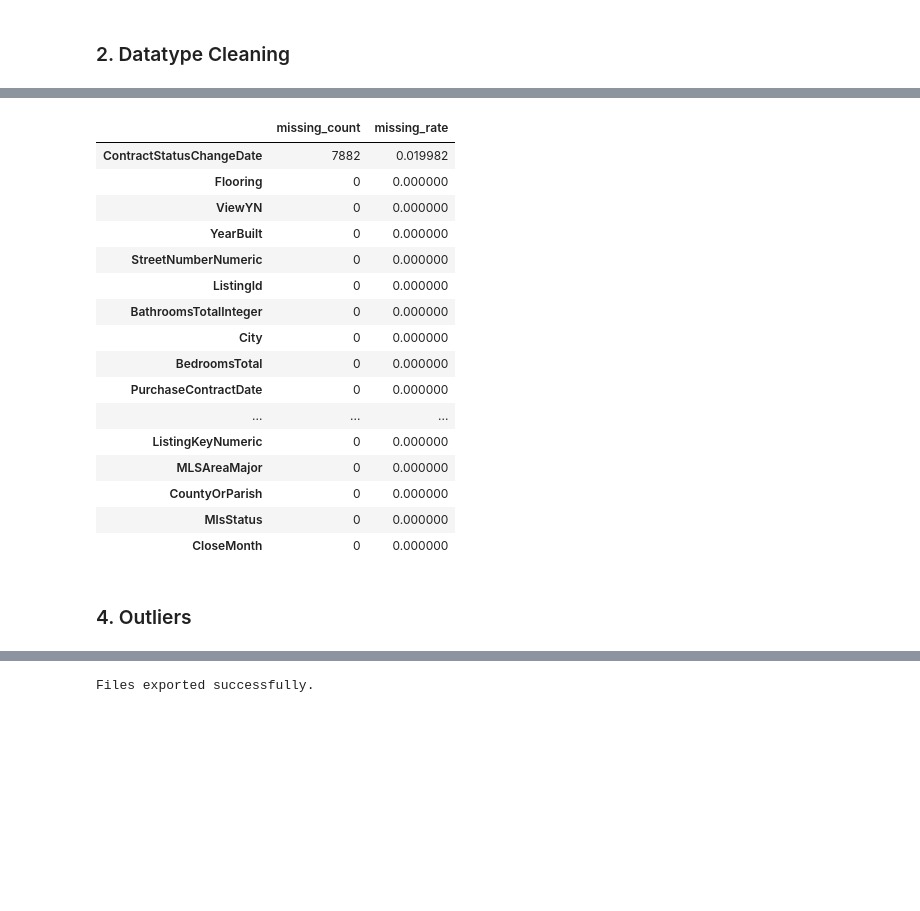
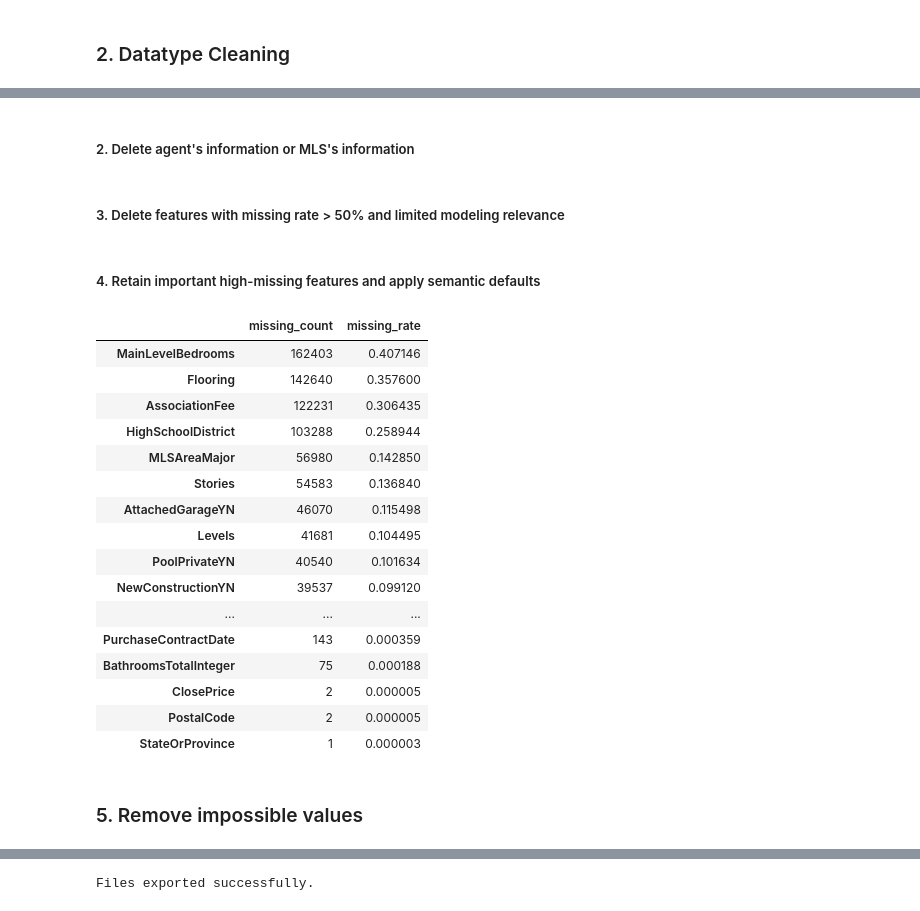
Before and after one commit to jasperfc/IDX-Exchange, a Jupyter notebook: Notebook/notebook_02_preprocessing.ipynb, the cells around one changed output, grey strips where cells are left out. Saved outputs shown, nothing was run; the diff lists cells and outputs as text; code cells hidden in the pictures; blank space fills up the shorter version.

Commit message:
Refactor preprocessing pipeline and baseline modeling workflow

```diff
--- a/Notebook/notebook_02_preprocessing.ipynb
+++ b/Notebook/notebook_02_preprocessing.ipynb
@@ -160,6 +219,3 @@ df = df.drop(columns = [c for c in drop_cols_50 if c in df.columns])
-# %%
-# Fill missing values for missing rate > 50%
-for col in ["WaterfrontYN", "BasementYN"]:
-    df[col] = df[col].fillna(False)
-df["AssociationFeeFrequency"] = df["AssociationFeeFrequency"].fillna("None")
+# %% [markdown]
+##### 2. Delete agent's information or MLS's information
 # %%
@@ -168,27 +223,5 @@ irrelevant_info = ["BuyerAgentAOR","ListAgentAOR", "BuyerOfficeAOR", "BuyerOffic
                    "BuyerAgentMlsId", "ListAgentFirstName", "BuyerAgentFirstName", "BuyerAgentLastName", \
                    "ListAgentLastName", "ListAgentFullName"]
 df = df.drop(columns = [c for c in irrelevant_info if c in df.columns])
-# %%
-# Drop the missing values of the columns with missing rate < 1%
-# Recalculate missing summary after dropping/filling columns
-missing_summary_2 = pd.DataFrame({"missing_count": df.isna().sum(), "missing_rate": df.isna().mean()})\
-                        .sort_values("missing_rate", ascending = False)
-col_less_one_percent = missing_summary_2[(missing_summary_2.missing_rate < 0.01) & (missing_summary_2.missing_rate > 0)].index.tolist()
-col_less_one_percent = [col for col in col_less_one_percent if col in df.columns]
-df = df.dropna(subset = col_less_one_percent)
-# %%
-missing_summary_3 = pd.DataFrame({"missing_count": df.isna().sum(), "missing_rate": df.isna().mean()})\
-                    .sort_values("missing_rate", ascending=False)
-remain_cols = missing_summary_3[missing_summary_3.missing_rate > 0].index.tolist()
-for rc in remain_cols:
-    if rc not in df.columns:
-        continue
-    dtype = str(df[rc].dtype)
-    if dtype == "boolean" or "YN" in rc:
-        df[rc] = df[rc].fillna(False)
-    elif dtype in ["float64", "int64", "Int64"]:
-        df[rc] = df[rc].fillna(df[rc].median())
-    elif "datetime" in dtype:
-        continue
-    elif dtype in ["object", "string"]:
-        df[rc] = df[rc].fillna("Unknown")
+# %% [markdown]
+##### 3. Delete features with missing rate > 50% and limited modeling relevance
@@ -195,25 +234,33 @@ for rc in remain_cols:
+# %% [markdown]
+##### 4. Retain important high-missing features and apply semantic defaults
+# %%
+for col in ["WaterfrontYN", "BasementYN"]:
+    if col in df.columns:
+        df[col] = df[col].fillna(False)
+if "AssociationFeeFrequency" in df.columns:
+    df["AssociationFeeFrequency"] = (df["AssociationFeeFrequency"].fillna("None"))
 # %%
 missing_summary_new = pd.DataFrame({"missing_count": df.isna().sum(), "missing_rate": df.isna().mean()})\
                     .sort_values("missing_rate", ascending = False)
-missing_summary_new
+missing_summary_new[missing_summary_new.missing_rate > 0]
 # %% [output]
 |  | missing_count | missing_rate |
-| ContractStatusChangeDate | 7882 | 0.019982 |
-| Flooring | 0 | 0.000000 |
-| ViewYN | 0 | 0.000000 |
-| YearBuilt | 0 | 0.000000 |
-| StreetNumberNumeric | 0 | 0.000000 |
-| ListingId | 0 | 0.000000 |
-| BathroomsTotalInteger | 0 | 0.000000 |
-| City | 0 | 0.000000 |
-| BedroomsTotal | 0 | 0.000000 |
-| PurchaseContractDate | 0 | 0.000000 |
+| MainLevelBedrooms | 162403 | 0.407146 |
+| Flooring | 142640 | 0.357600 |
+| AssociationFee | 122231 | 0.306435 |
+| HighSchoolDistrict | 103288 | 0.258944 |
+| MLSAreaMajor | 56980 | 0.142850 |
+| Stories | 54583 | 0.136840 |
+| AttachedGarageYN | 46070 | 0.115498 |
+| Levels | 41681 | 0.104495 |
+| PoolPrivateYN | 40540 | 0.101634 |
+| NewConstructionYN | 39537 | 0.099120 |
 | ... | ... | ... |
-| ListingKeyNumeric | 0 | 0.000000 |
-| MLSAreaMajor | 0 | 0.000000 |
-| CountyOrParish | 0 | 0.000000 |
-| MlsStatus | 0 | 0.000000 |
-| CloseMonth | 0 | 0.000000 |
+| PurchaseContractDate | 143 | 0.000359 |
+| BathroomsTotalInteger | 75 | 0.000188 |
+| ClosePrice | 2 | 0.000005 |
+| PostalCode | 2 | 0.000005 |
+| StateOrProvince | 1 | 0.000003 |
 # %% [markdown]
-### 4. Outliers
+### 5. Remove impossible values
 # %% [markdown]
```
Also changed, not shown: parts of 68 cells of this notebook, 14 other files.
